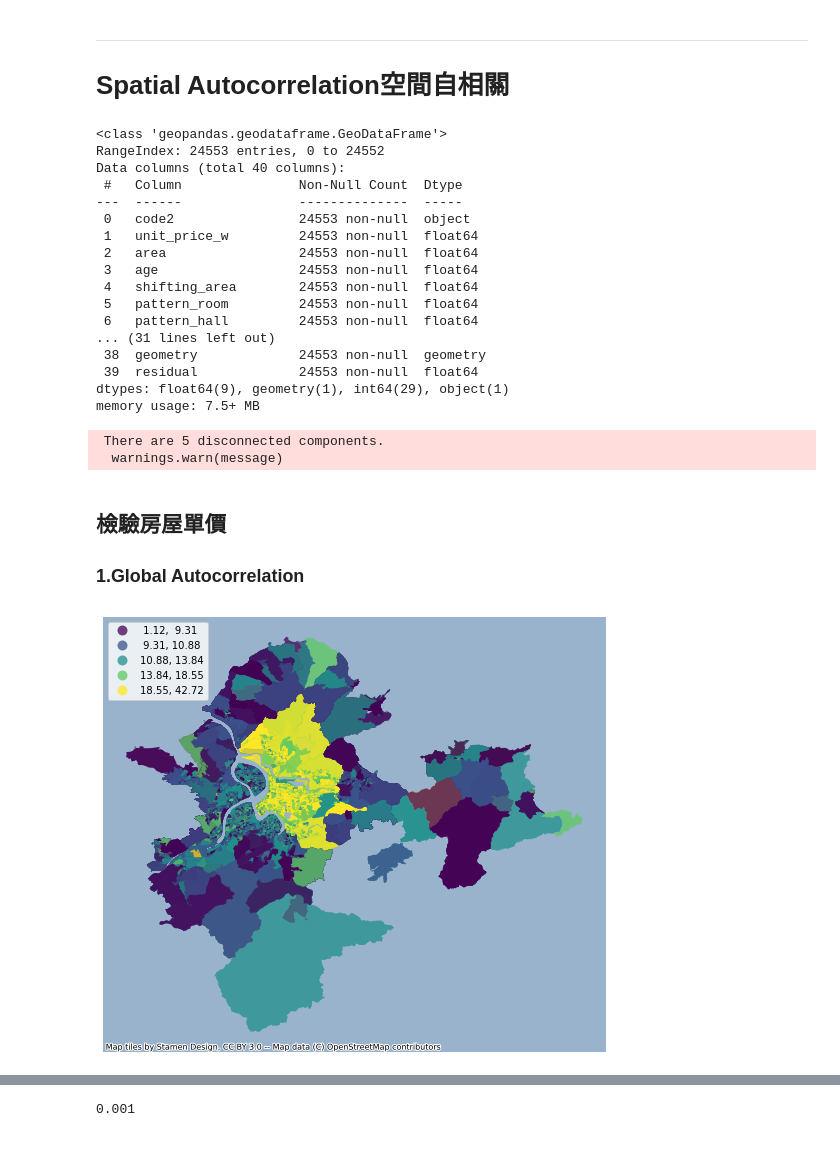
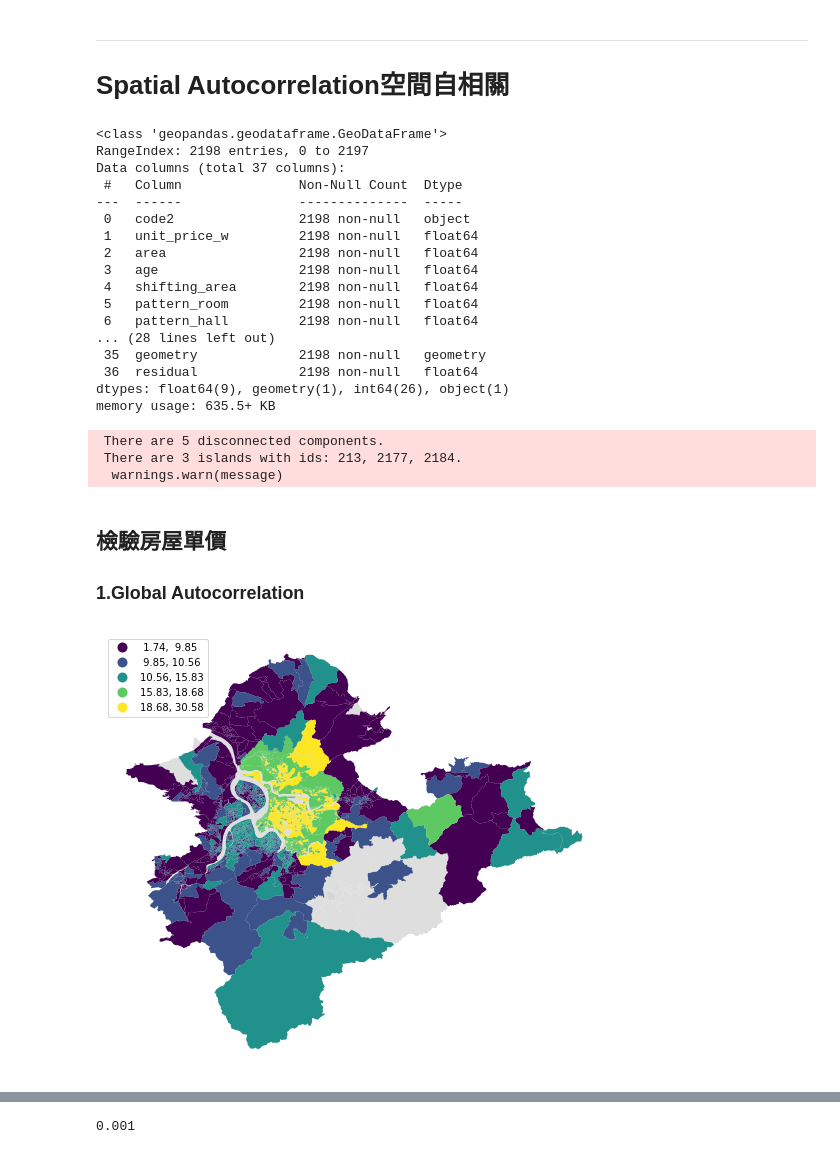
Before and after one commit to TWGraceChen/HouseSpatialAnalysis, a Jupyter notebook: share/House.ipynb, the cells around one changed output, grey strips where cells are left out. Saved outputs shown, nothing was run; the diff lists cells and outputs as text; code cells hidden in the pictures.

```diff
--- a/share/House.ipynb
+++ b/share/House.ipynb
@@ -381,11 +381,8 @@ other_var = [
     'funeralfacilities',    #x29殯葬設施
     'temple',               #x30寺廟
     'ancestralhall',        #x31宗祠
-    'foundation',           #x32宗祠基金會
-    'incineratorarea',      #x33焚化爐
-    'wastewater',           #x34工業汙水處理
-    'waste',                #x35回收廢棄物處理業者
-    'lpg',                  #x36液化石油氣分裝業
+    'wastewater',           #x32工業汙水處理
+    'lpg',                  #x33液化石油氣分裝業
 ]
 # %%
 house_var_n = [v.split(" as ")[1] if " as " in v else v for v in house_var]
@@ -477,32 +519,32 @@ Koenker-Bassett test             36        1149.458           0.0000
 -----------------
 # Spatial Autocorrelation空間自相關
 # %%
-data['residual'] = m1.u
+db['residual'] = m1.u
 # %%
-db = geopandas.GeoDataFrame(data)
 db.info()
 # %% [output]
 <class 'geopandas.geodataframe.GeoDataFrame'>
-RangeIndex: 24553 entries, 0 to 24552
-Data columns (total 40 columns):
+RangeIndex: 2198 entries, 0 to 2197
+Data columns (total 37 columns):
  #   Column               Non-Null Count  Dtype
 ---  ------               --------------  -----
- 0   code2                24553 non-null  object
- 1   unit_price_w         24553 non-null  float64
- 2   area                 24553 non-null  float64
- 3   age                  24553 non-null  float64
- 4   shifting_area        24553 non-null  float64
- 5   pattern_room         24553 non-null  float64
- 6   pattern_hall         24553 non-null  float64
-... (31 lines left out)
- 38  geometry             24553 non-null  geometry
- 39  residual             24553 non-null  float64
-dtypes: float64(9), geometry(1), int64(29), object(1)
-memory usage: 7.5+ MB
+ 0   code2                2198 non-null   object
+ 1   unit_price_w         2198 non-null   float64
+ 2   area                 2198 non-null   float64
+ 3   age                  2198 non-null   float64
+ 4   shifting_area        2198 non-null   float64
+ 5   pattern_room         2198 non-null   float64
+ 6   pattern_hall         2198 non-null   float64
+... (28 lines left out)
+ 35  geometry             2198 non-null   geometry
+ 36  residual             2198 non-null   float64
+dtypes: float64(9), geometry(1), int64(26), object(1)
+memory usage: 635.5+ KB
 # %%
 w = weights.contiguity.Rook.from_dataframe(db)
 # %% [output]
  There are 5 disconnected components.
+ There are 3 islands with ids: 213, 2177, 2184.
   warnings.warn(message)
 # %% [markdown]
 ## 檢驗房屋單價
@@ -510,23 +552,19 @@ w = weights.contiguity.Rook.from_dataframe(db)
 # %%
 # 單價繪圖
 f, ax = plt.subplots(1, figsize=(9, 9))
+gdf.plot(ax=ax,facecolor='lightgray', edgecolor='k',alpha=0.75,linewidth=0.,figsize=(16, 12))
 db.plot(column='unit_price_w',
         cmap='viridis',
         scheme='quantiles',
         k=5,
         edgecolor='white',
         linewidth=0.,
-        alpha=0.75,
         legend=True,
         legend_kwds={"loc": 2},
         ax=ax)
-contextily.add_basemap(ax,
-                       crs=db.crs,
-                       source=contextily.providers.Stamen.TerrainBackground
-                      )
 ax.set_axis_off()
 # %% [output]
-[figure, old version]
+[figure, new version]
 # %%
 # spatial_lag
 db['unit_price_lag'] = weights.spatial_lag.lag_spatial(w, db['unit_price_w'])
```
Also changed, not shown: parts of 45 cells of this notebook.
